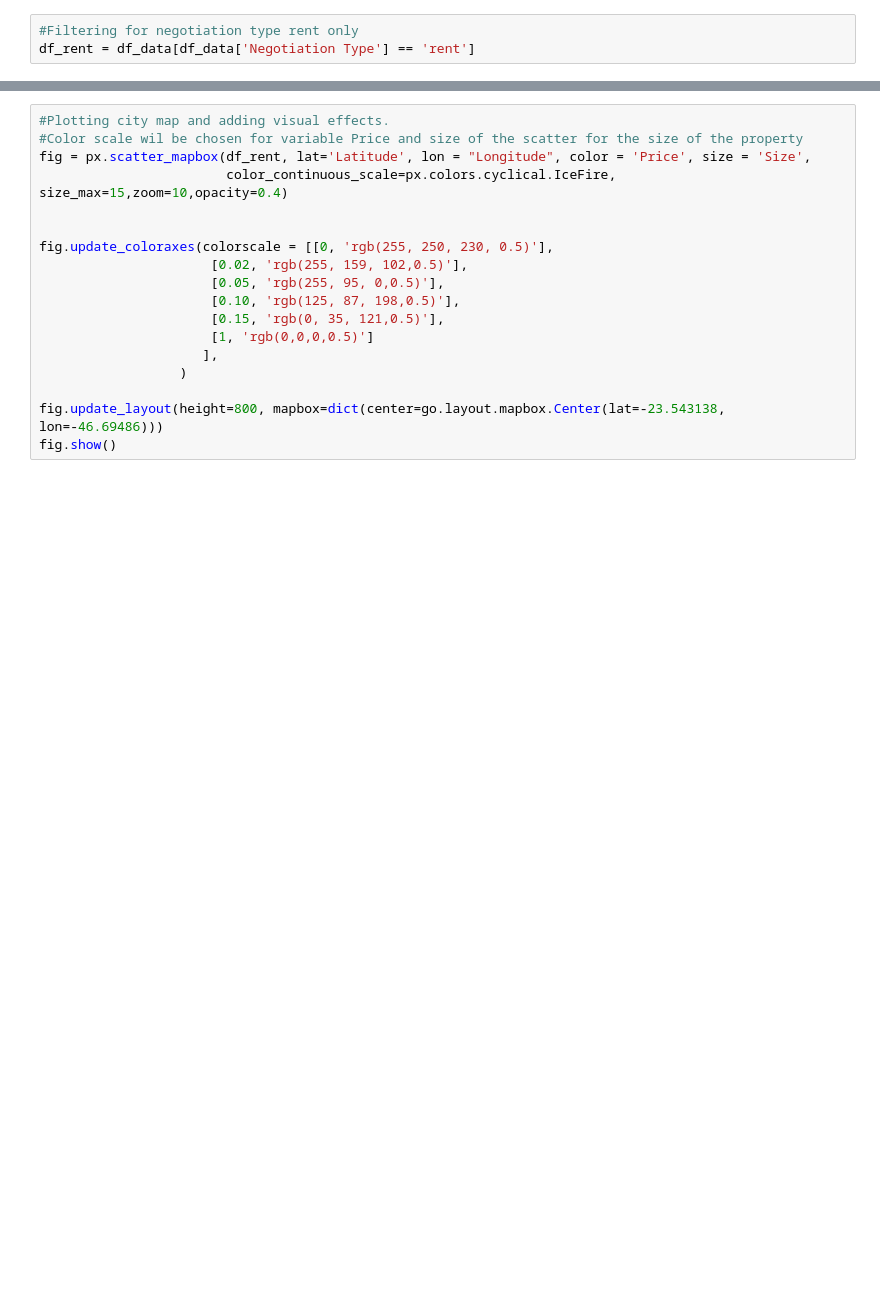
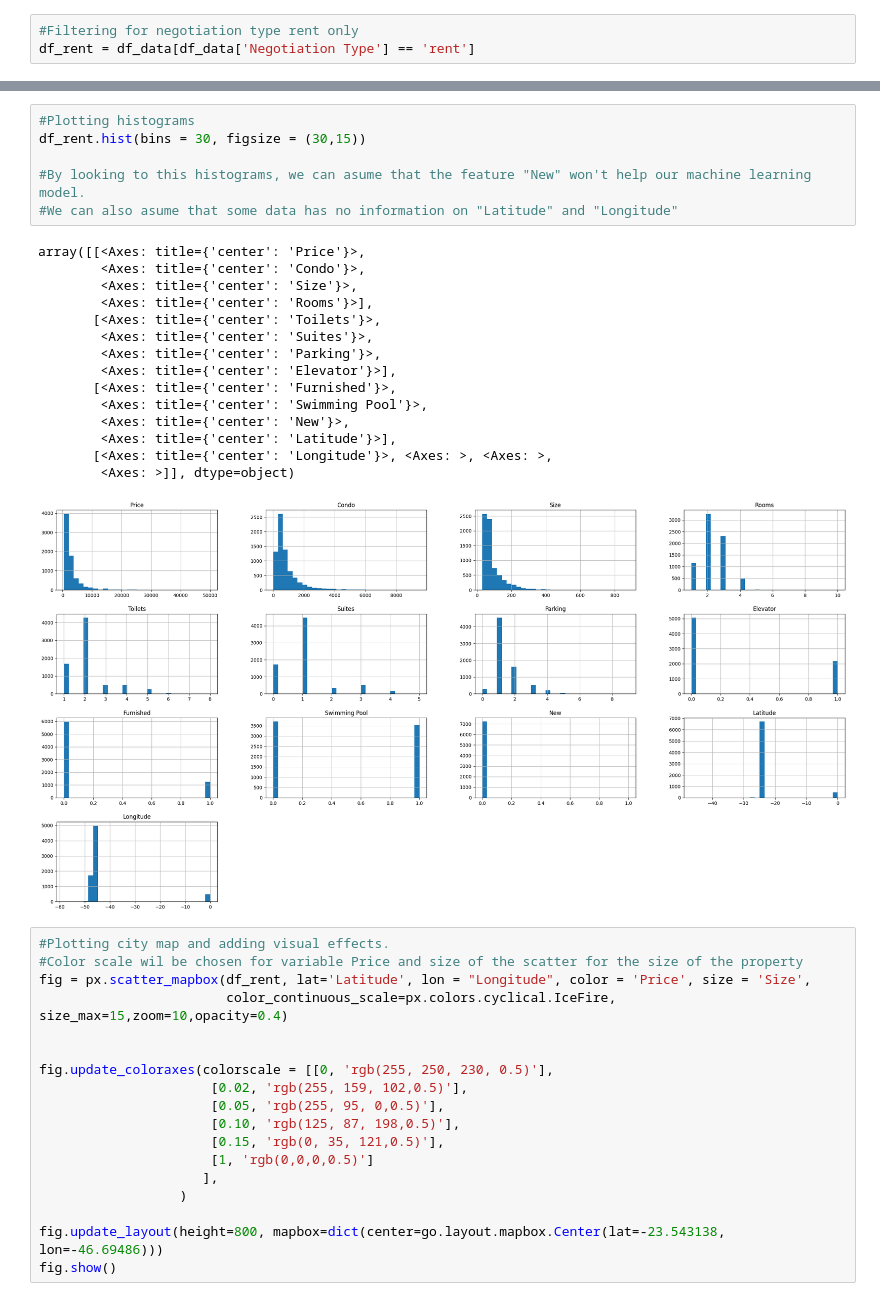
Before and after one commit to mtshorta/08-Machine-Learning-Housing-Price-Prediction-, a Jupyter notebook: PricePrediction.ipynb, the cells around one changed output, grey strips where cells are left out. Drawn from its saved outputs; the diff is of its cells as text; blank space fills up the shorter version.

```diff
--- a/PricePrediction.ipynb
+++ b/PricePrediction.ipynb
@@ -25,3 +62,25 @@ df_rent = df_data[df_data['Negotiation Type'] == 'rent']
+# %%
+#Plotting histograms
+df_rent.hist(bins = 30, figsize = (30,15))
+
+#By looking to this histograms, we can asume that the feature "New" won't help our machine learning model.
+#We can also asume that some data has no information on "Latitude" and "Longitude"
+# %% [output]
+array([[<Axes: title={'center': 'Price'}>,
+        <Axes: title={'center': 'Condo'}>,
+        <Axes: title={'center': 'Size'}>,
+        <Axes: title={'center': 'Rooms'}>],
+       [<Axes: title={'center': 'Toilets'}>,
+        <Axes: title={'center': 'Suites'}>,
+        <Axes: title={'center': 'Parking'}>,
+        <Axes: title={'center': 'Elevator'}>],
+       [<Axes: title={'center': 'Furnished'}>,
+        <Axes: title={'center': 'Swimming Pool'}>,
+        <Axes: title={'center': 'New'}>,
+        <Axes: title={'center': 'Latitude'}>],
+       [<Axes: title={'center': 'Longitude'}>, <Axes: >, <Axes: >,
+        <Axes: >]], dtype=object)
+[figure, added]
 # %%
 #Plotting city map and adding visual effects.
 #Color scale wil be chosen for variable Price and size of the scatter for the size of the property
```
Also changed, not shown: parts of 11 cells of this notebook.
